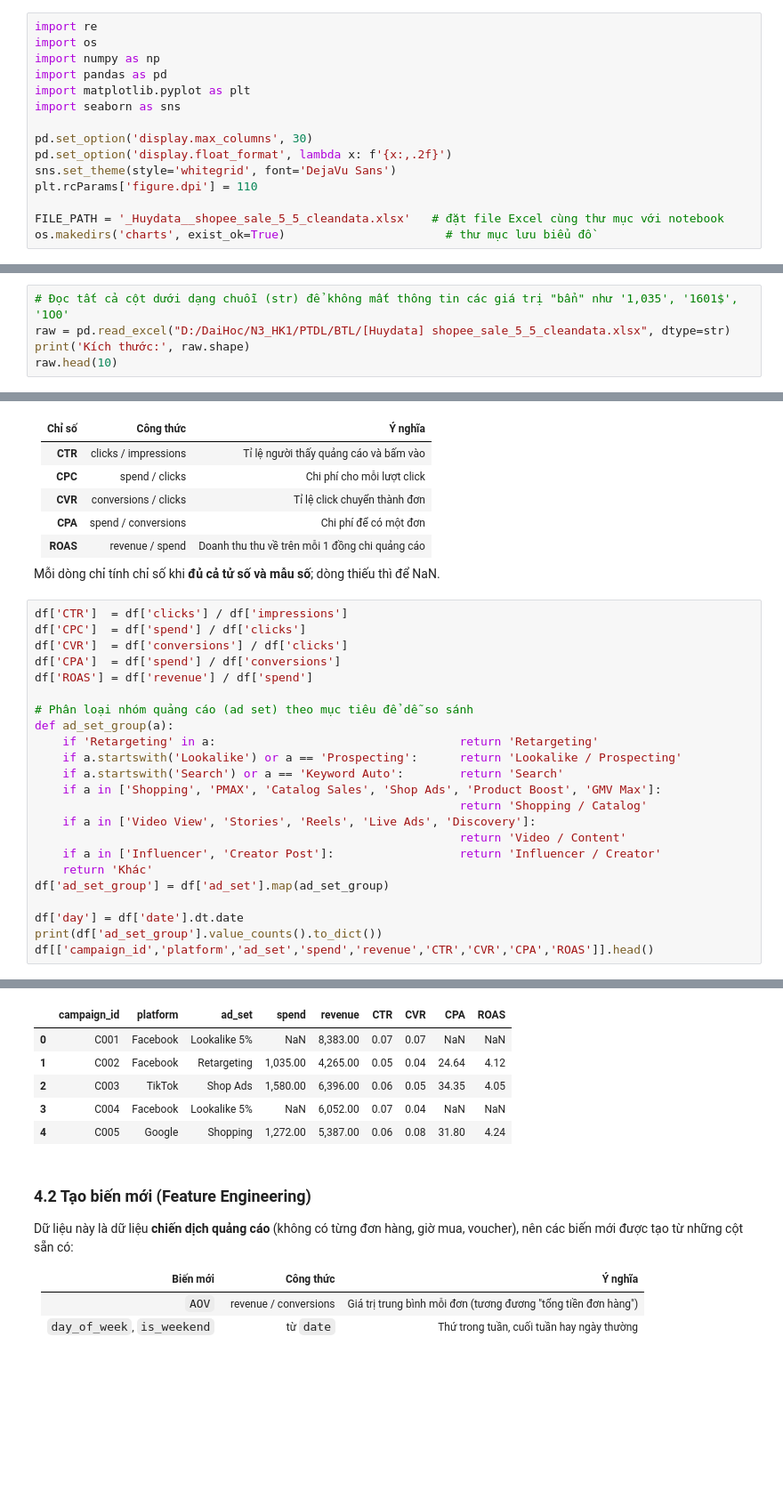
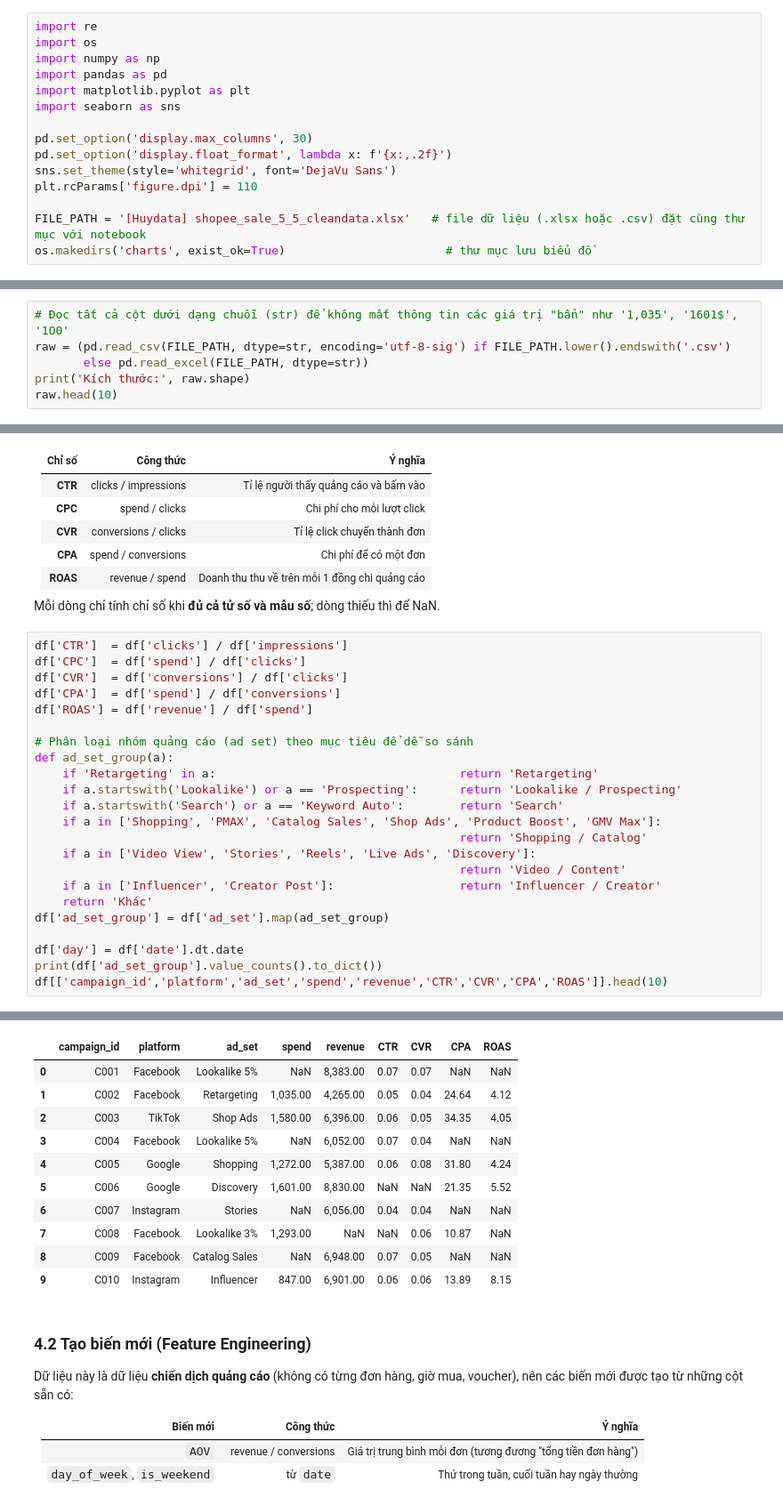
Before and after one commit to phanphucloc2017/BTL_PTDL, a Jupyter notebook: Shopee_5_5_Marketing_Analytics.ipynb, the cells around one changed output, grey strips where cells are left out. Shown at 89% size. Drawn from its saved outputs; the diff is of its cells as text; blank space fills up the shorter version.

```diff
--- a/Shopee_5_5_Marketing_Analytics.ipynb
+++ b/Shopee_5_5_Marketing_Analytics.ipynb
@@ -26,13 +28,14 @@ pd.set_option('display.float_format', lambda x: f'{x:,.2f}')
 sns.set_theme(style='whitegrid', font='DejaVu Sans')
 plt.rcParams['figure.dpi'] = 110
 
-FILE_PATH = '_Huydata__shopee_sale_5_5_cleandata.xlsx'   # đặt file Excel cùng thư mục với notebook
+FILE_PATH = '[Huydata] shopee_sale_5_5_cleandata.xlsx'   # file dữ liệu (.xlsx hoặc .csv) đặt cùng thư mục với notebook
 os.makedirs('charts', exist_ok=True)                       # thư mục lưu biểu đồ
 # %% [markdown]
 ## 1. Đọc dữ liệu và khám phá ban đầu
 # %%
 # Đọc tất cả cột dưới dạng chuỗi (str) để không mất thông tin các giá trị "bẩn" như '1,035', '1601$', '1O0'
-raw = pd.read_excel("D:/DaiHoc/N3_HK1/PTDL/BTL/[Huydata] shopee_sale_5_5_cleandata.xlsx", dtype=str)
+raw = (pd.read_csv(FILE_PATH, dtype=str, encoding='utf-8-sig') if FILE_PATH.lower().endswith('.csv')
+       else pd.read_excel(FILE_PATH, dtype=str))
 print('Kích thước:', raw.shape)
 raw.head(10)
 # %% [output]
@@ -255,34 +267,39 @@ Mỗi dòng chỉ tính chỉ số khi **đủ cả tử số và mẫu số**;
 # %%
 df['CTR']  = df['clicks'] / df['impressions']
 df['CPC']  = df['spend'] / df['clicks']
 df['CVR']  = df['conversions'] / df['clicks']
 df['CPA']  = df['spend'] / df['conversions']
 df['ROAS'] = df['revenue'] / df['spend']
 
 # Phân loại nhóm quảng cáo (ad set) theo mục tiêu để dễ so sánh
 def ad_set_group(a):
     if 'Retargeting' in a:                                   return 'Retargeting'
     if a.startswith('Lookalike') or a == 'Prospecting':      return 'Lookalike / Prospecting'
     if a.startswith('Search') or a == 'Keyword Auto':        return 'Search'
     if a in ['Shopping', 'PMAX', 'Catalog Sales', 'Shop Ads', 'Product Boost', 'GMV Max']:
                                                              return 'Shopping / Catalog'
     if a in ['Video View', 'Stories', 'Reels', 'Live Ads', 'Discovery']:
                                                              return 'Video / Content'
     if a in ['Influencer', 'Creator Post']:                  return 'Influencer / Creator'
     return 'Khác'
 df['ad_set_group'] = df['ad_set'].map(ad_set_group)
 
 df['day'] = df['date'].dt.date
 print(df['ad_set_group'].value_counts().to_dict())
-df[['campaign_id','platform','ad_set','spend','revenue','CTR','CVR','CPA','ROAS']].head()
+df[['campaign_id','platform','ad_set','spend','revenue','CTR','CVR','CPA','ROAS']].head(10)
 # %% [output]
 {'Shopping / Catalog': 242, 'Video / Content': 229, 'Lookalike / Prospecting': 193, 'Search': 167, 'Retargeting': 117, 'Influencer / Creator': 52}
 |  | campaign_id | platform | ad_set | spend | revenue | CTR | CVR | CPA | ROAS |
 | 0 | C001 | Facebook | Lookalike 5% | NaN | 8,383.00 | 0.07 | 0.07 | NaN | NaN |
 | 1 | C002 | Facebook | Retargeting | 1,035.00 | 4,265.00 | 0.05 | 0.04 | 24.64 | 4.12 |
 | 2 | C003 | TikTok | Shop Ads | 1,580.00 | 6,396.00 | 0.06 | 0.05 | 34.35 | 4.05 |
 | 3 | C004 | Facebook | Lookalike 5% | NaN | 6,052.00 | 0.07 | 0.04 | NaN | NaN |
 | 4 | C005 | Google | Shopping | 1,272.00 | 5,387.00 | 0.06 | 0.08 | 31.80 | 4.24 |
+| 5 | C006 | Google | Discovery | 1,601.00 | 8,830.00 | NaN | NaN | 21.35 | 5.52 |
+| 6 | C007 | Instagram | Stories | NaN | 6,056.00 | 0.04 | 0.04 | NaN | NaN |
+| 7 | C008 | Facebook | Lookalike 3% | 1,293.00 | NaN | NaN | 0.06 | 10.87 | NaN |
+| 8 | C009 | Facebook | Catalog Sales | NaN | 6,948.00 | 0.07 | 0.05 | NaN | NaN |
+| 9 | C010 | Instagram | Influencer | 847.00 | 6,901.00 | 0.06 | 0.06 | 13.89 | 8.15 |
 # %% [markdown]
 ### 4.2 Tạo biến mới (Feature Engineering)
 
```
Also changed, not shown: parts of 7 cells of this notebook, 7 other files.
